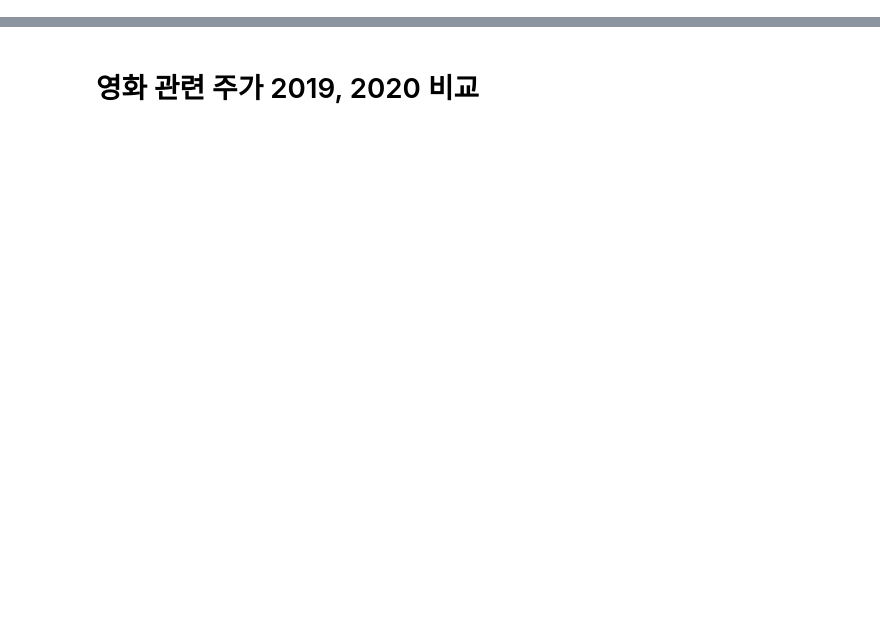
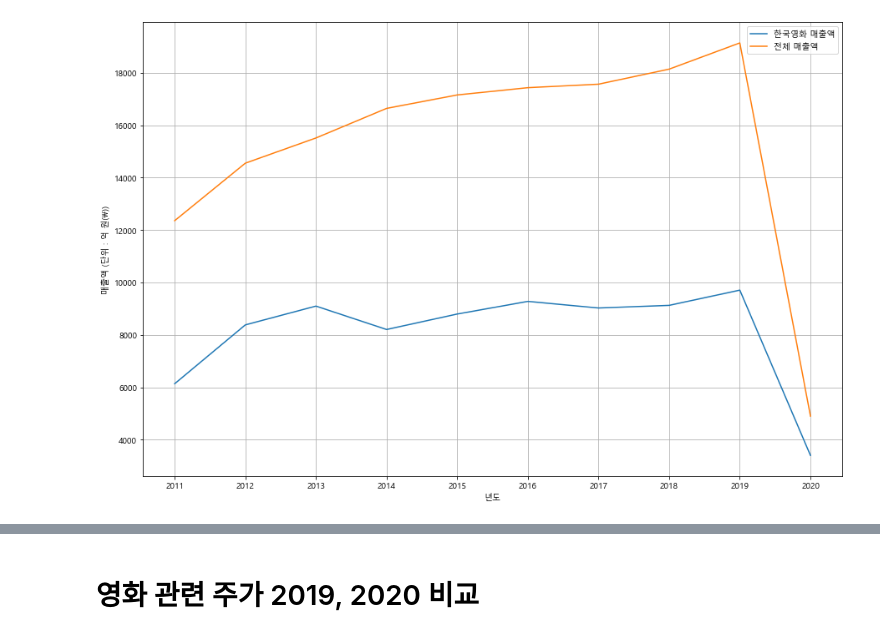
Before and after one commit to nsms556/BigData_Term, a Jupyter notebook: BigData_Term.ipynb, the cells around one changed output, grey strips where cells are left out. Saved outputs shown, nothing was run; the diff lists cells and outputs as text; code cells hidden in the pictures; blank space fills up the shorter version.

```diff
--- a/BigData_Term.ipynb
+++ b/BigData_Term.ipynb
@@ -0,0 +10,7 @@
+# %%
+font_location = "c:/Windows/fonts/malgun.ttf"
+font_name = matplotlib.font_manager.FontProperties(fname=font_location).get_name()
+matplotlib.rc('font', family=font_name)
+matplotlib.rcParams['axes.unicode_minus'] = False
+matplotlib.rcParams['figure.figsize'] = [15, 10]
+matplotlib.rcParams['axes.grid'] = True
@@ -0,0 +21,7 @@
+# %%
+def convert_numeric(df) :
+    for col in df.columns :
+        df[col] = df[col].str.replace(pat=',', repl='', regex=False)
+        df[col] = pd.to_numeric(df[col])
+
+    return df
@@ -0,0 +64,4 @@
+# %%
+movie_year = pd.read_csv("연도별_관객수_및_매출액.csv")
+movie_year = movie_year[7:17]
+movie_year
@@ -0,0 +82,6 @@
+# %%
+movie_recent10y = movie_year[['년월', '한국영화매출액', '한국영화관객수', '전체영화매출액', '전체영화관객수']].set_index('년월')
+movie_recent10y = convert_numeric(movie_recent10y)
+movie_recent10y[['한국영화매출액', '전체영화매출액']] = movie_recent10y[['한국영화매출액', '전체영화매출액']] / 100000000
+movie_recent10y[['한국영화관객수', '전체영화관객수']] = movie_recent10y[['한국영화관객수', '전체영화관객수']] / 1000000
+movie_recent10y
@@ -0,0 +101,9 @@
+# %%
+plt.plot(movie_recent10y['한국영화매출액'], label = '한국영화 매출액')
+plt.plot(movie_recent10y['전체영화매출액'], label = '전체 매출액')
+plt.ylabel('매출액 (단위 : 억 원(\))')
+plt.xlabel('년도')
+plt.legend()
+plt.show()
+# %% [output]
+[figure, added]
```
Also changed, not shown: parts of 28 cells of this notebook, 4 other files.
